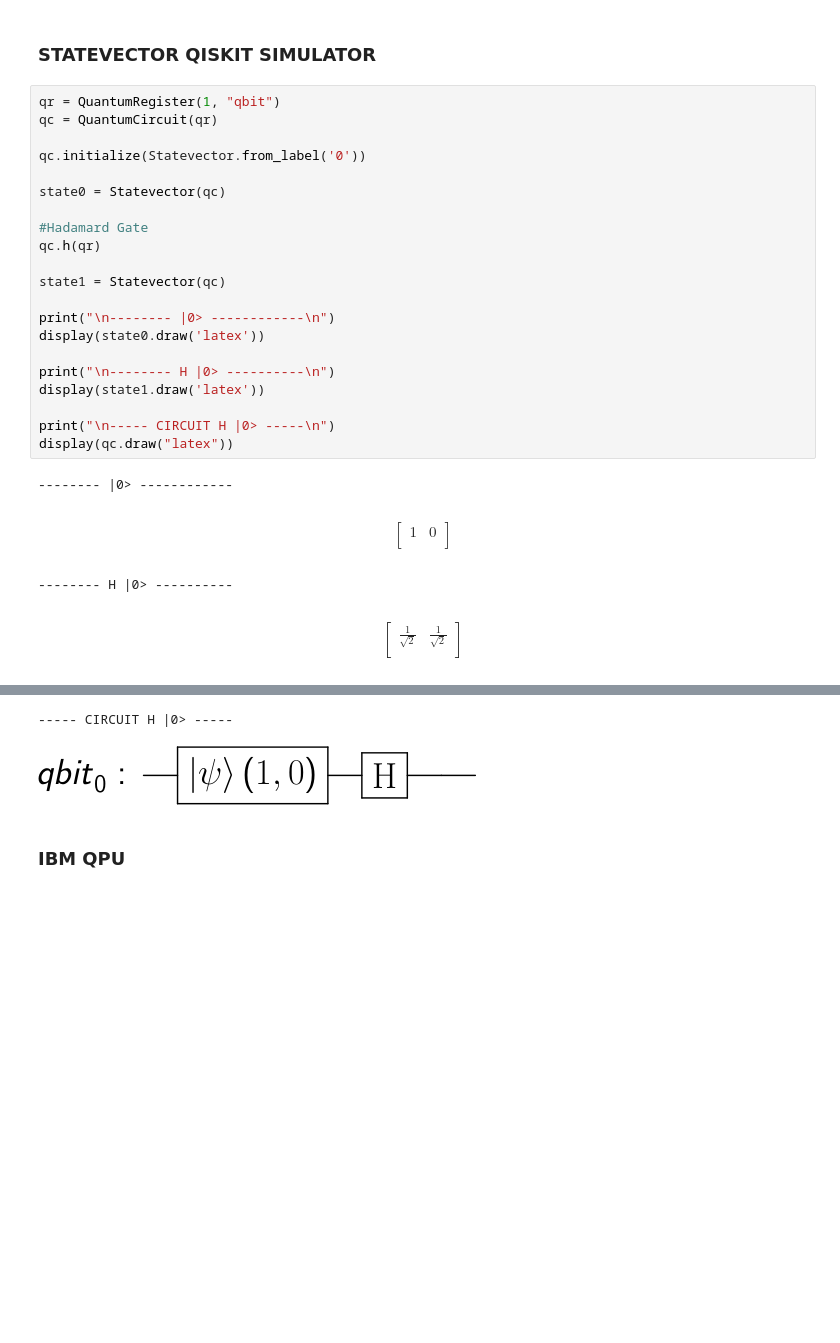
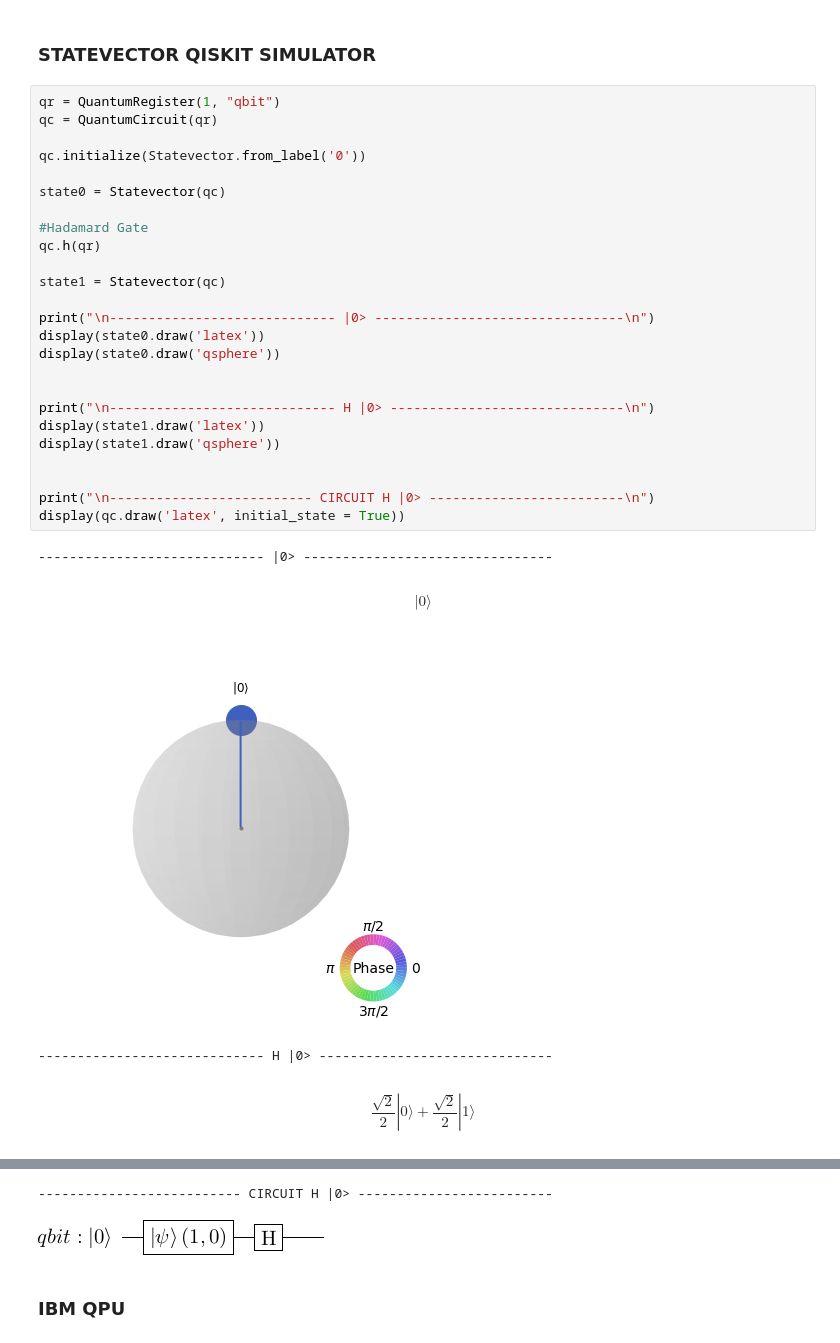
Before and after one commit to katarzynamay/Quantum-Computing-Basics, a Jupyter notebook: HADAMARD.ipynb, the cells around one changed output, grey strips where cells are left out. Cells and saved outputs as stored; diff of their text form; blank space fills up the shorter version.

```diff
--- a/HADAMARD.ipynb
+++ b/HADAMARD.ipynb
@@ -139,34 +141,31 @@ provider   = IBMQ.get_provider(hub = 'ibm-q')
 # %%
 qr = QuantumRegister(1, "qbit")
 qc = QuantumCircuit(qr)
 
 qc.initialize(Statevector.from_label('0'))
 
 state0 = Statevector(qc)
 
 #Hadamard Gate
 qc.h(qr)
 
 state1 = Statevector(qc)
 
-print("\n-------- |0> ------------\n")
+print("\n----------------------------- |0> --------------------------------\n")
 display(state0.draw('latex'))
+display(state0.draw('qsphere'))
 
-print("\n-------- H |0> ----------\n")
+
+print("\n----------------------------- H |0> ------------------------------\n")
 display(state1.draw('latex'))
+display(state1.draw('qsphere'))
 
-print("\n----- CIRCUIT H |0> -----\n")
-display(qc.draw("latex"))
+
+print("\n-------------------------- CIRCUIT H |0> -------------------------\n")
+display(qc.draw('latex', initial_state = True))
 # %% [output]
--------- |0> ------------
+----------------------------- |0> --------------------------------
-$$
-\begin{bmatrix}
-1 & 0  \\
- \end{bmatrix}
-$$
+$$ |0\rangle$$
+[figure, new version]
--------- H |0> ----------
+----------------------------- H |0> ------------------------------
-$$
-\begin{bmatrix}
-\tfrac{1}{\sqrt{2}} & \tfrac{1}{\sqrt{2}}  \\
- \end{bmatrix}
-$$
+$$\frac{\sqrt{2}}{2} |0\rangle+\frac{\sqrt{2}}{2} |1\rangle$$
@@ -173,5 +173,5 @@ $$
------ CIRCUIT H |0> -----
+-------------------------- CIRCUIT H |0> -------------------------
-[figure, old version]
+[figure, added]
 # %% [markdown]
 ### IBM QPU
 # %%
```
Also changed, not shown: parts of 5 cells of this notebook.
